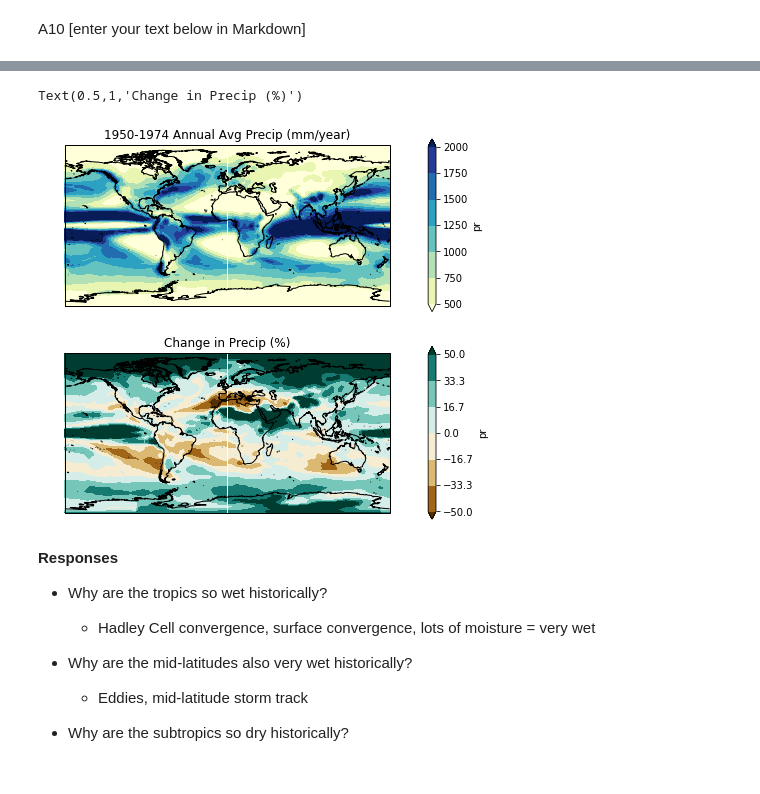
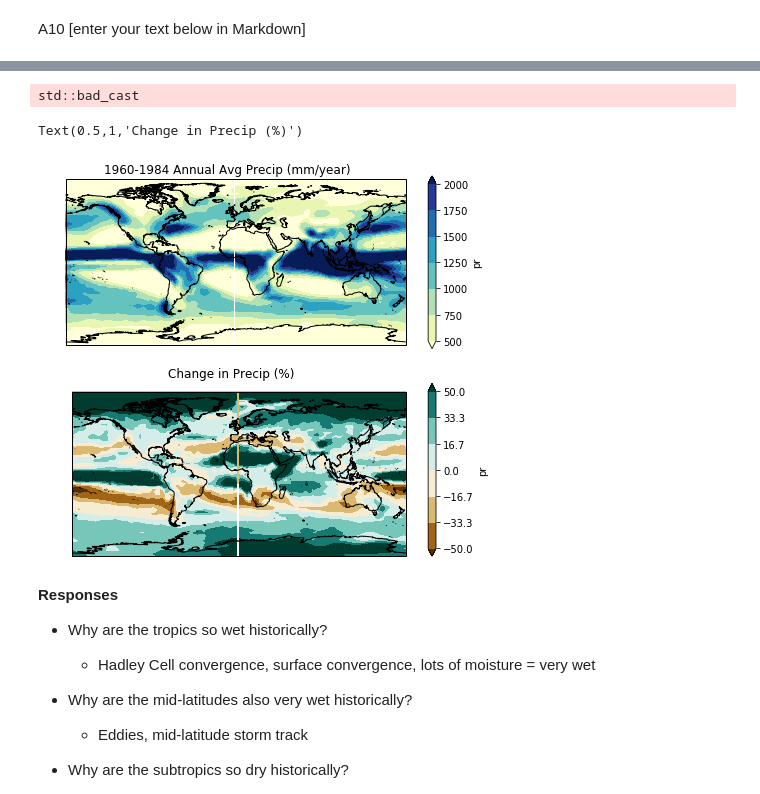
Before and after one commit to neil-berg/AOS51, a Jupyter notebook: Final_Lab_Assignment_Fall_2018_KEY.ipynb, the cells around one changed output, grey strips where cells are left out. Saved outputs shown, nothing was run; the diff lists cells and outputs as text; code cells hidden in the pictures; blank space fills up the shorter version.

Commit message:
Add files via upload
MIROC-ESM example

```diff
--- a/Final_Lab_Assignment_Fall_2018_KEY.ipynb
+++ b/Final_Lab_Assignment_Fall_2018_KEY.ipynb
@@ -177,10 +176,10 @@ Rainfall specific questions:
 * How do these figures support the "wet-get-wetter and dry-get-drier" theory of precipitation change discussed in lecture?
 # %%
 # Read in the netCDF files
-hist_pr_nc = xr.open_dataset('~/AOS51/data/final_project/pr_Amon_GFDL-CM3_historical_r1i1p1_195001-197412.nc')
-fut_pr_nc = xr.open_dataset('~/AOS51/data/final_project/pr_Amon_GFDL-CM3_rcp85_r1i1p1_207601-210012.nc')
+hist_pr_nc = xr.open_dataset('~/AOS51/data/final_project/pr_Amon_MIROC-ESM_historical_r1i1p1_196001-198412.nc')
+fut_pr_nc = xr.open_dataset('~/AOS51/data/final_project/pr_Amon_MIROC-ESM_rcp85_r1i1p1_207601-210012.nc')
 
-# Convert from kg/m2/s to mm/yr
+# Convert from mm/s to mm/yr
 hist_pr = hist_pr_nc['pr']* 60 * 60 * 24 * 30 * 12
 fut_pr = fut_pr_nc['pr']* 60 * 60 * 24 * 30 * 12
 
@@ -189,36 +188,37 @@ hist_pr_annual = hist_pr.resample(time='AS').mean(dim='time')
 fut_pr_annual = fut_pr.resample(time='AS').mean(dim='time')
 
 # Compute the historical and future annual averages
 hist_pr_annual_avg = hist_pr_annual.mean(dim='time')
 fut_pr_annual_avg = fut_pr_annual.mean(dim='time')
 
 # Changes in precip and evap
 abs_change_pr_annual_avg = fut_pr_annual_avg - hist_pr_annual_avg
 rel_change_pr_annual_avg = ((fut_pr_annual_avg - hist_pr_annual_avg)/hist_pr_annual_avg) * 100.
 
 # 2-panel figure
 fig = plt.figure(figsize=(8,7))
 
 # Subplot 1: historical annual average precip
 ax1 = fig.add_subplot(2,1,1, projection=ccrs.PlateCarree())
 hist_pr_annual_avg.plot.contourf(ax=ax1,
                                  transform=ccrs.PlateCarree(),
                                  cmap='YlGnBu',
                                  vmin=500, vmax=2000)
 ax1.coastlines('50m')
-ax1.set_title('1950-1974 Annual Avg Precip (mm/year)')
+ax1.set_title('1960-1984 Annual Avg Precip (mm/year)')
 
 # Subplot 2: relative change in annual average precip
 ax2 = fig.add_subplot(2,1,2, projection=ccrs.PlateCarree())
 rel_change_pr_annual_avg.plot.contourf(ax=ax2,
                                        transform=ccrs.PlateCarree(),
                                        cmap='BrBG',
                                        vmin=-50, vmax=50)
 ax2.coastlines('50m')
 ax2.set_title('Change in Precip (%)')
 # %% [output]
-Text(0.5,1,'Change in Precip (%)')
+std::bad_cast
+Text(0.5,1,'Change in Precip (%)')
-[figure, old version]
+[figure, new version]
 # %% [markdown]
 **Responses**
 
```
Also changed, not shown: parts of 4 cells of this notebook.
